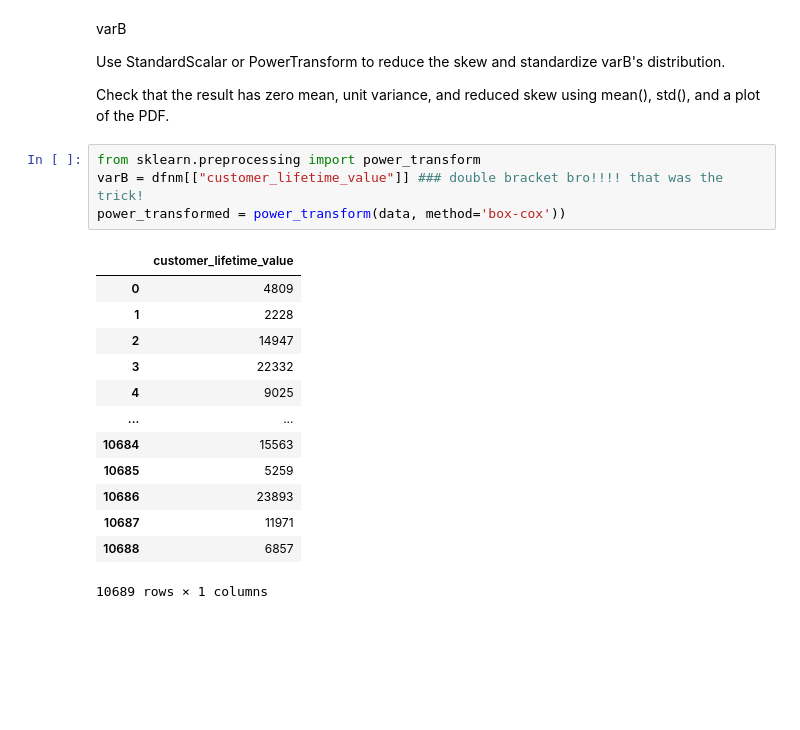
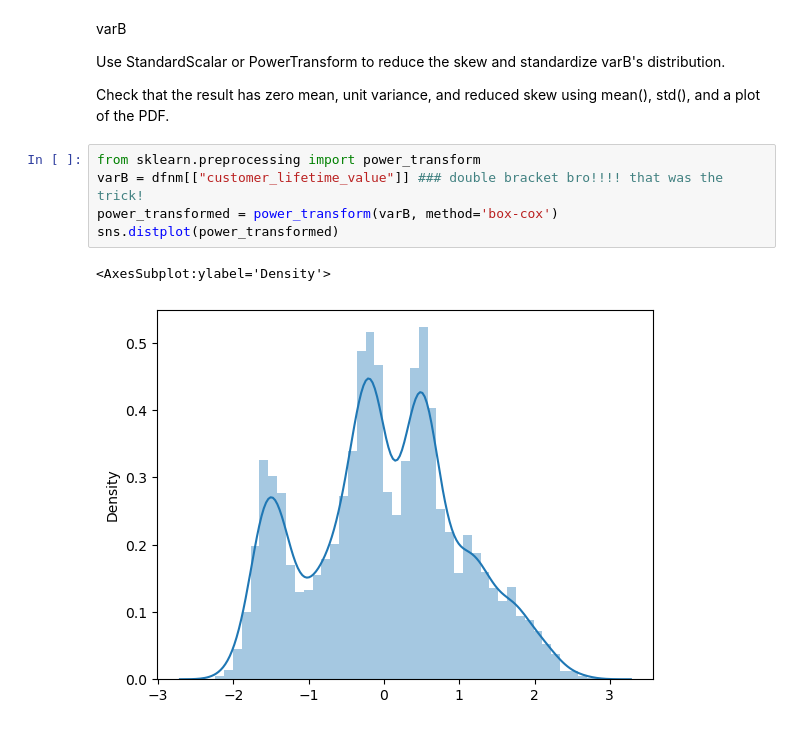
Before and after one commit to ajaykrishna2810/IronHack-Lab-Ajay, a Jupyter notebook: week4/Monday/data_transformation.ipynb, the cells around one changed output. Drawn from its saved outputs; the diff is of its cells as text; blank space fills up the shorter version.

```diff
--- a/week4/Monday/data_transformation.ipynb
+++ b/week4/Monday/data_transformation.ipynb
@@ -149,18 +148,8 @@ Check that the result has zero mean, unit variance, and reduced skew using mean(
 # %%
 from sklearn.preprocessing import power_transform
 varB = dfnm[["customer_lifetime_value"]] ### double bracket bro!!!! that was the trick!
-power_transformed = power_transform(data, method='box-cox'))
+power_transformed = power_transform(varB, method='box-cox')
+sns.distplot(power_transformed)
 # %% [output]
-|  | customer_lifetime_value |
-| 0 | 4809 |
-| 1 | 2228 |
-| 2 | 14947 |
-| 3 | 22332 |
-| 4 | 9025 |
-| ... | ... |
-| 10684 | 15563 |
-| 10685 | 5259 |
-| 10686 | 23893 |
-| 10687 | 11971 |
-| 10688 | 6857 |
-10689 rows × 1 columns
+<AxesSubplot:ylabel='Density'>
+[figure, added]
```
Also changed, not shown: parts of 1 cell of this notebook.
